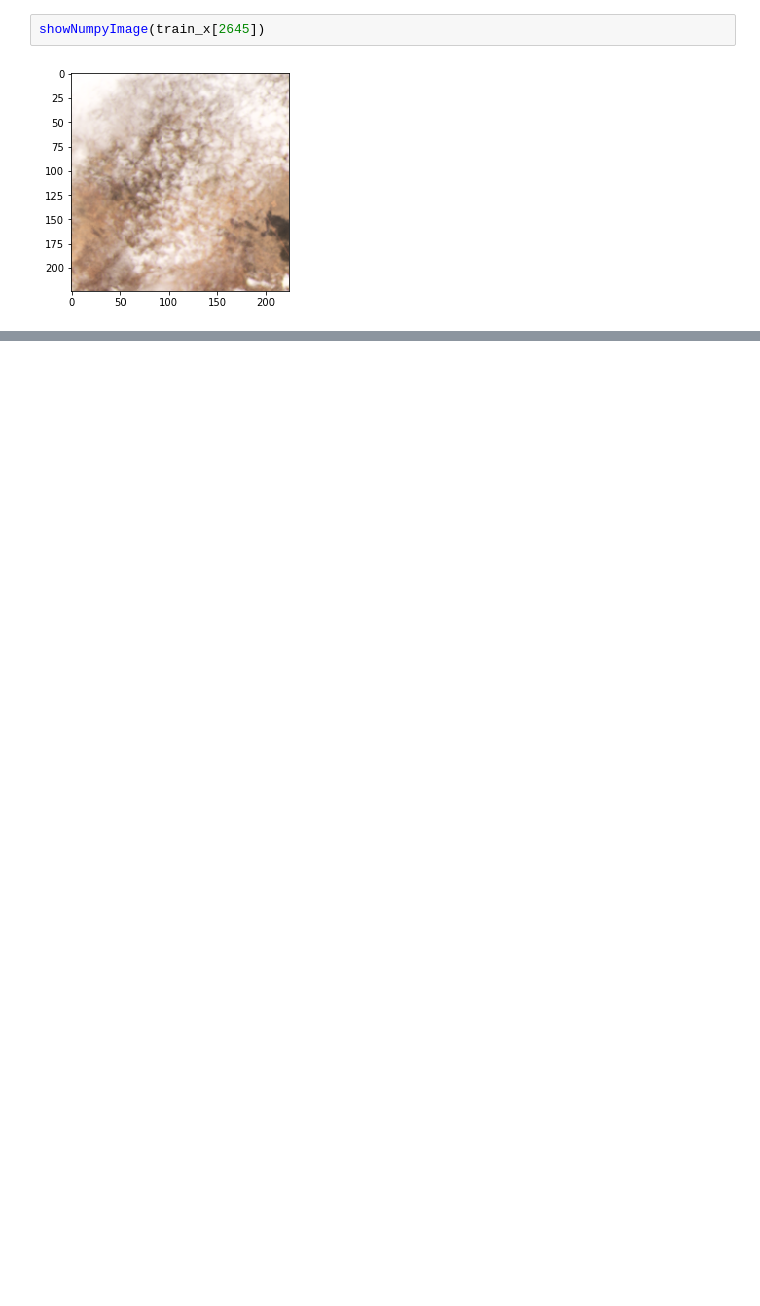
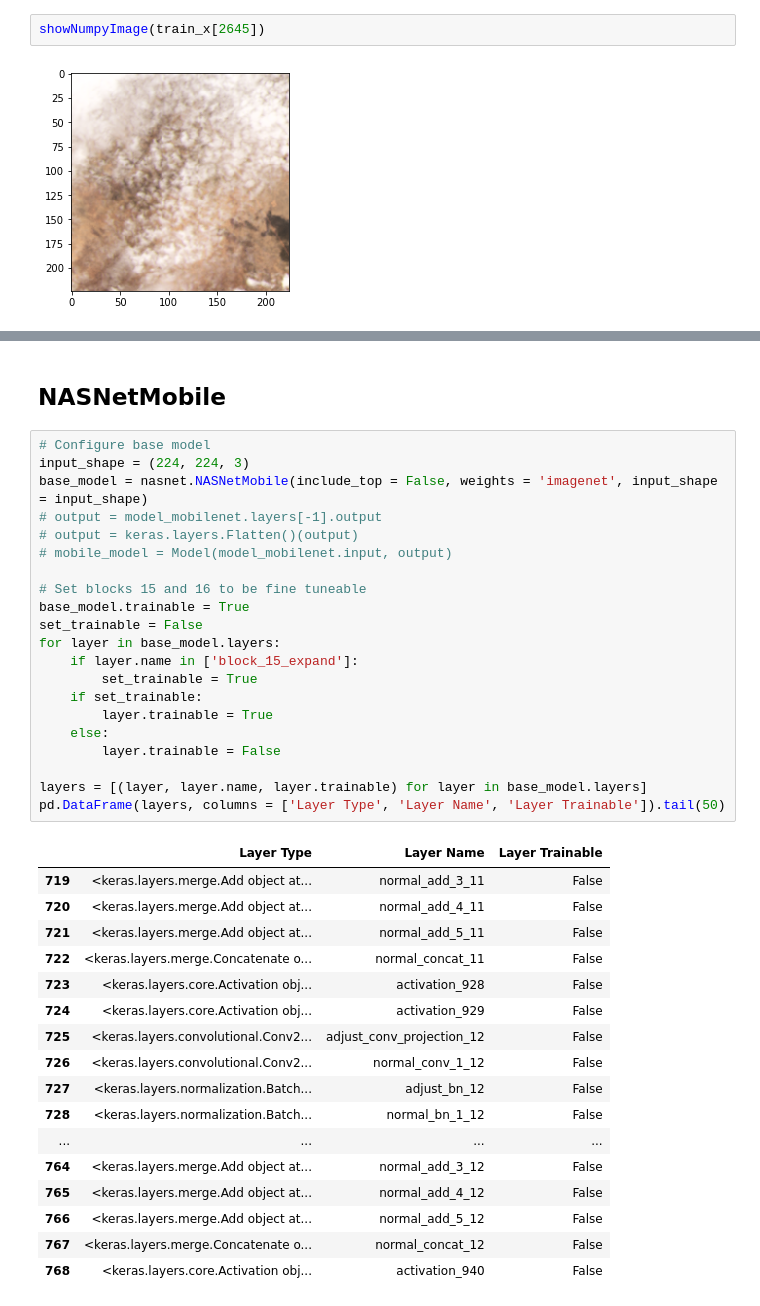
Before and after one commit to maxshowarth/MMAI894_ForestFireDetection, a Jupyter notebook: Model_Code/MobileNetV2 Model.ipynb, the cells around one changed output, grey strips where cells are left out. Saved outputs shown, nothing was run; the diff lists cells and outputs as text; blank space fills up the shorter version.

Commit message:
Implement new NASNet and MobileNetV2 architecture

```diff
--- a/Model_Code/MobileNetV2 Model.ipynb
+++ b/Model_Code/MobileNetV2 Model.ipynb
@@ -131,0 +266,41 @@ Epoch 5/5
+# %% [markdown]
+## NASNetMobile
+# %%
+# Configure base model
+input_shape = (224, 224, 3)
+base_model = nasnet.NASNetMobile(include_top = False, weights = 'imagenet', input_shape = input_shape)
+# output = model_mobilenet.layers[-1].output
+# output = keras.layers.Flatten()(output)
+# mobile_model = Model(model_mobilenet.input, output)
+
+# Set blocks 15 and 16 to be fine tuneable
+base_model.trainable = True
+set_trainable = False
+for layer in base_model.layers:
+    if layer.name in ['block_15_expand']:
+        set_trainable = True
+    if set_trainable:
+        layer.trainable = True
+    else:
+        layer.trainable = False
+
+layers = [(layer, layer.name, layer.trainable) for layer in base_model.layers]
+pd.DataFrame(layers, columns = ['Layer Type', 'Layer Name', 'Layer Trainable']).tail(50)
+# %% [output]
+|  | Layer Type | Layer Name | Layer Trainable |
+| 719 | <keras.layers.merge.Add object at... | normal_add_3_11 | False |
+| 720 | <keras.layers.merge.Add object at... | normal_add_4_11 | False |
+| 721 | <keras.layers.merge.Add object at... | normal_add_5_11 | False |
+| 722 | <keras.layers.merge.Concatenate o... | normal_concat_11 | False |
+| 723 | <keras.layers.core.Activation obj... | activation_928 | False |
+| 724 | <keras.layers.core.Activation obj... | activation_929 | False |
+| 725 | <keras.layers.convolutional.Conv2... | adjust_conv_projection_12 | False |
+| 726 | <keras.layers.convolutional.Conv2... | normal_conv_1_12 | False |
+| 727 | <keras.layers.normalization.Batch... | adjust_bn_12 | False |
+| 728 | <keras.layers.normalization.Batch... | normal_bn_1_12 | False |
+| ... | ... | ... | ... |
+| 764 | <keras.layers.merge.Add object at... | normal_add_3_12 | False |
+| 765 | <keras.layers.merge.Add object at... | normal_add_4_12 | False |
+| 766 | <keras.layers.merge.Add object at... | normal_add_5_12 | False |
+| 767 | <keras.layers.merge.Concatenate o... | normal_concat_12 | False |
+| 768 | <keras.layers.core.Activation obj... | activation_940 | False |
```
Also changed, not shown: parts of 24 cells of this notebook.
